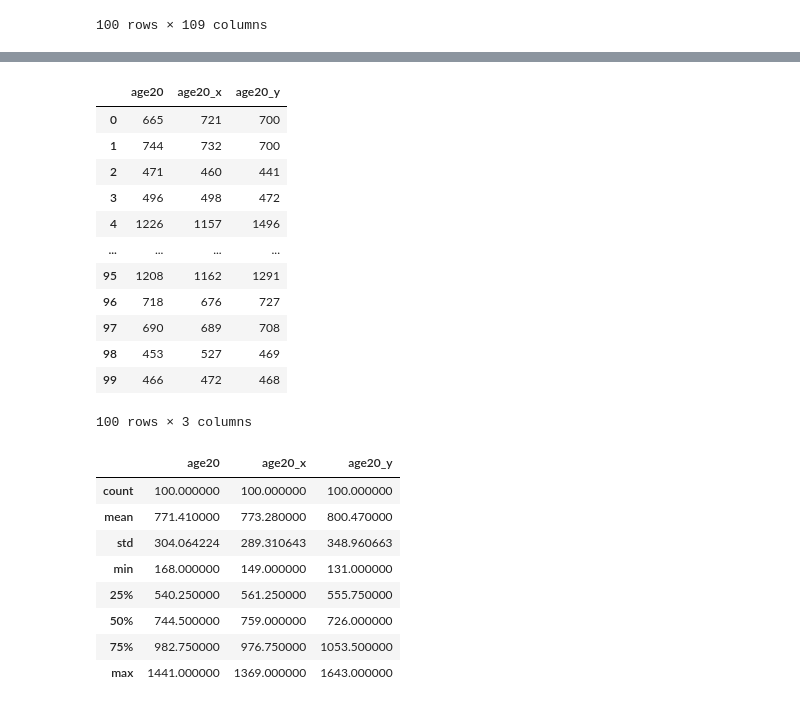
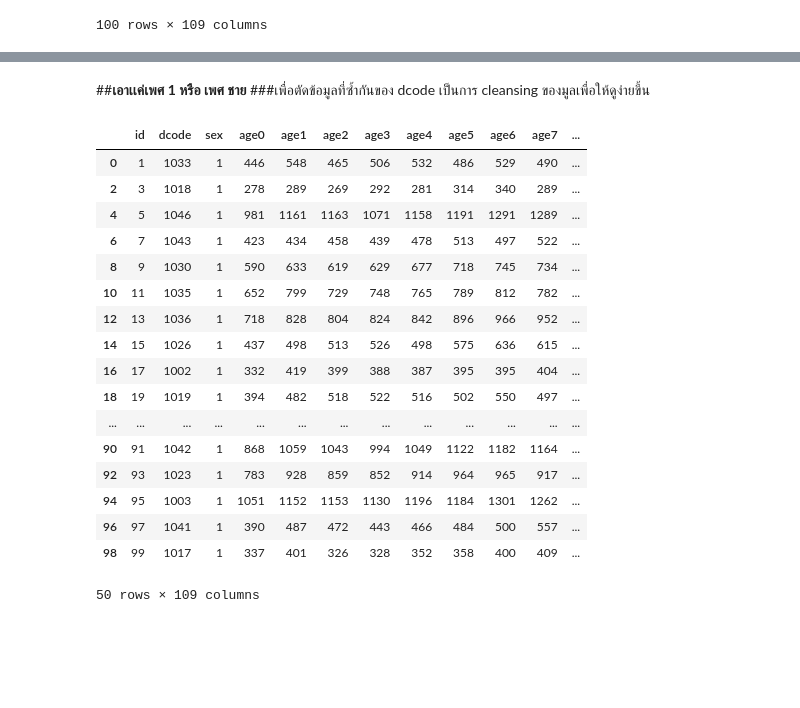
Before and after one commit to gameaphiwat/DWDM21, a Jupyter notebook: Project.ipynb, the cells around one changed output, grey strips where cells are left out. Cells and saved outputs as stored; diff of their text form; code cells hidden in the pictures; blank space fills up the shorter version.

```diff
--- a/Project.ipynb
+++ b/Project.ipynb
@@ -183,30 +78,25 @@ merged_table1 #sex คือ เพศ age คือ อายุ othernationali
-# %%
-sumage = merged_table1[['age20','age20_x','age20_y']]
-sumage #age20 คือ จำนวนปชชกร ปี56 age20_x คือ จำนวนประชากรปี 59 age_Y คือจำนวนประชากร ปี 57
-# %% [output]
-|  | age20 | age20_x | age20_y |
-| 0 | 665 | 721 | 700 |
-| 1 | 744 | 732 | 700 |
-| 2 | 471 | 460 | 441 |
-| 3 | 496 | 498 | 472 |
-| 4 | 1226 | 1157 | 1496 |
-| ... | ... | ... | ... |
-| 95 | 1208 | 1162 | 1291 |
-| 96 | 718 | 676 | 727 |
-| 97 | 690 | 689 | 708 |
-| 98 | 453 | 527 | 469 |
-| 99 | 466 | 472 | 468 |
-100 rows × 3 columns
-# %%
-sumage.describe()
-# mean จำนวนประชากร age20 มีประมาณ 771 คน mean จำนวนประชากร age20_x มีค่าประมาณ 773 คน mean จำนวนประชากร age_y มีค่าประมาณ 800 คน
-# %% [output]
-|  | age20 | age20_x | age20_y |
-| count | 100.000000 | 100.000000 | 100.000000 |
-| mean | 771.410000 | 773.280000 | 800.470000 |
-| std | 304.064224 | 289.310643 | 348.960663 |
-| min | 168.000000 | 149.000000 | 131.000000 |
-| 25% | 540.250000 | 561.250000 | 555.750000 |
-| 50% | 744.500000 | 759.000000 | 726.000000 |
-| 75% | 982.750000 | 976.750000 | 1053.500000 |
-| max | 1441.000000 | 1369.000000 | 1643.000000 |
+# %% [markdown]
+##**เอาเเค่เพศ 1 หรือ เพศ ชาย**
+###เพื่อตัดข้อมูลที่ซ้ำกันของ dcode เป็นการ cleansing ของมูลเพื่อให้ดูง่ายขึ้น
+# %%
+sex1 = data[data['sex'] == 1 ]
+sex1
+# %% [output]
+|  | id | dcode | sex | age0 | age1 | age2 | age3 | age4 | age5 | age6 | age7 | ... |
+| 0 | 1 | 1033 | 1 | 446 | 548 | 465 | 506 | 532 | 486 | 529 | 490 | ... |
+| 2 | 3 | 1018 | 1 | 278 | 289 | 269 | 292 | 281 | 314 | 340 | 289 | ... |
+| 4 | 5 | 1046 | 1 | 981 | 1161 | 1163 | 1071 | 1158 | 1191 | 1291 | 1289 | ... |
+| 6 | 7 | 1043 | 1 | 423 | 434 | 458 | 439 | 478 | 513 | 497 | 522 | ... |
+| 8 | 9 | 1030 | 1 | 590 | 633 | 619 | 629 | 677 | 718 | 745 | 734 | ... |
+| 10 | 11 | 1035 | 1 | 652 | 799 | 729 | 748 | 765 | 789 | 812 | 782 | ... |
+| 12 | 13 | 1036 | 1 | 718 | 828 | 804 | 824 | 842 | 896 | 966 | 952 | ... |
+| 14 | 15 | 1026 | 1 | 437 | 498 | 513 | 526 | 498 | 575 | 636 | 615 | ... |
+| 16 | 17 | 1002 | 1 | 332 | 419 | 399 | 388 | 387 | 395 | 395 | 404 | ... |
+| 18 | 19 | 1019 | 1 | 394 | 482 | 518 | 522 | 516 | 502 | 550 | 497 | ... |
+| ... | ... | ... | ... | ... | ... | ... | ... | ... | ... | ... | ... | ... |
+| 90 | 91 | 1042 | 1 | 868 | 1059 | 1043 | 994 | 1049 | 1122 | 1182 | 1164 | ... |
+| 92 | 93 | 1023 | 1 | 783 | 928 | 859 | 852 | 914 | 964 | 965 | 917 | ... |
+| 94 | 95 | 1003 | 1 | 1051 | 1152 | 1153 | 1130 | 1196 | 1184 | 1301 | 1262 | ... |
+| 96 | 97 | 1041 | 1 | 390 | 487 | 472 | 443 | 466 | 484 | 500 | 557 | ... |
+| 98 | 99 | 1017 | 1 | 337 | 401 | 326 | 328 | 352 | 358 | 400 | 409 | ... |
+50 rows × 109 columns
```
Also changed, not shown: parts of 24 cells of this notebook.
